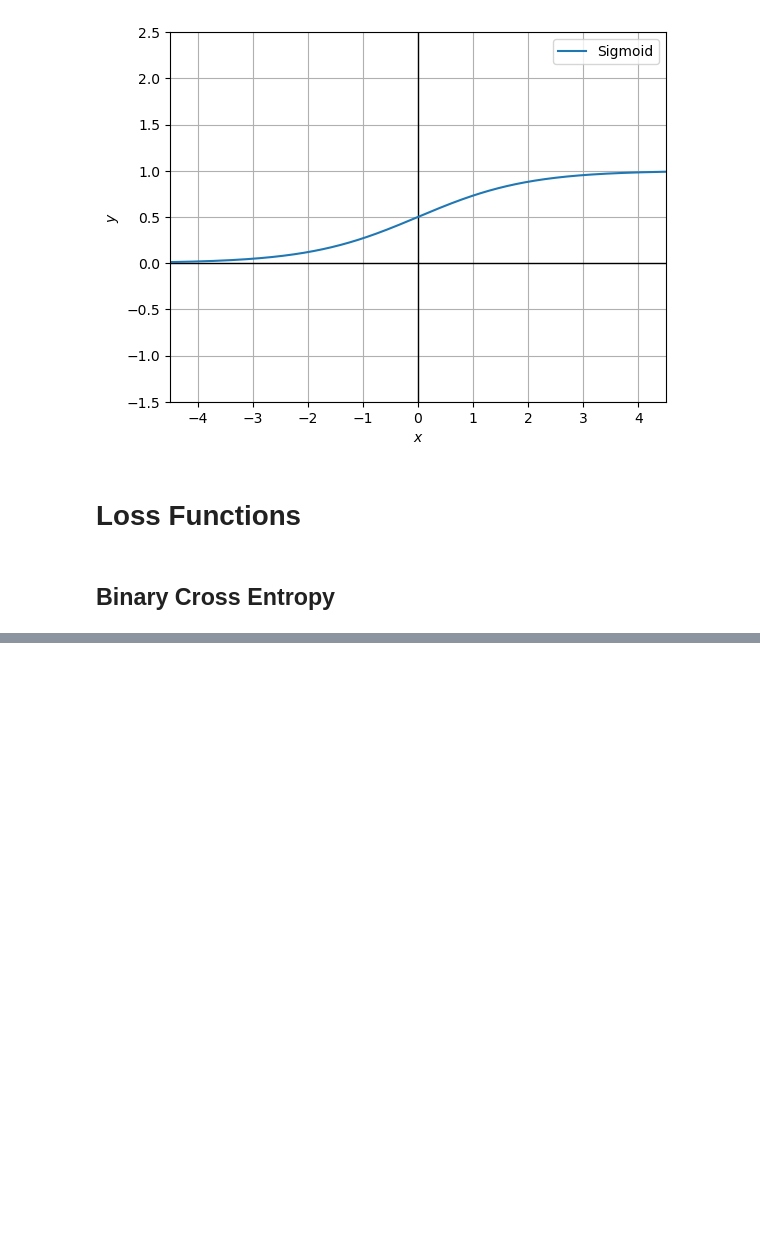
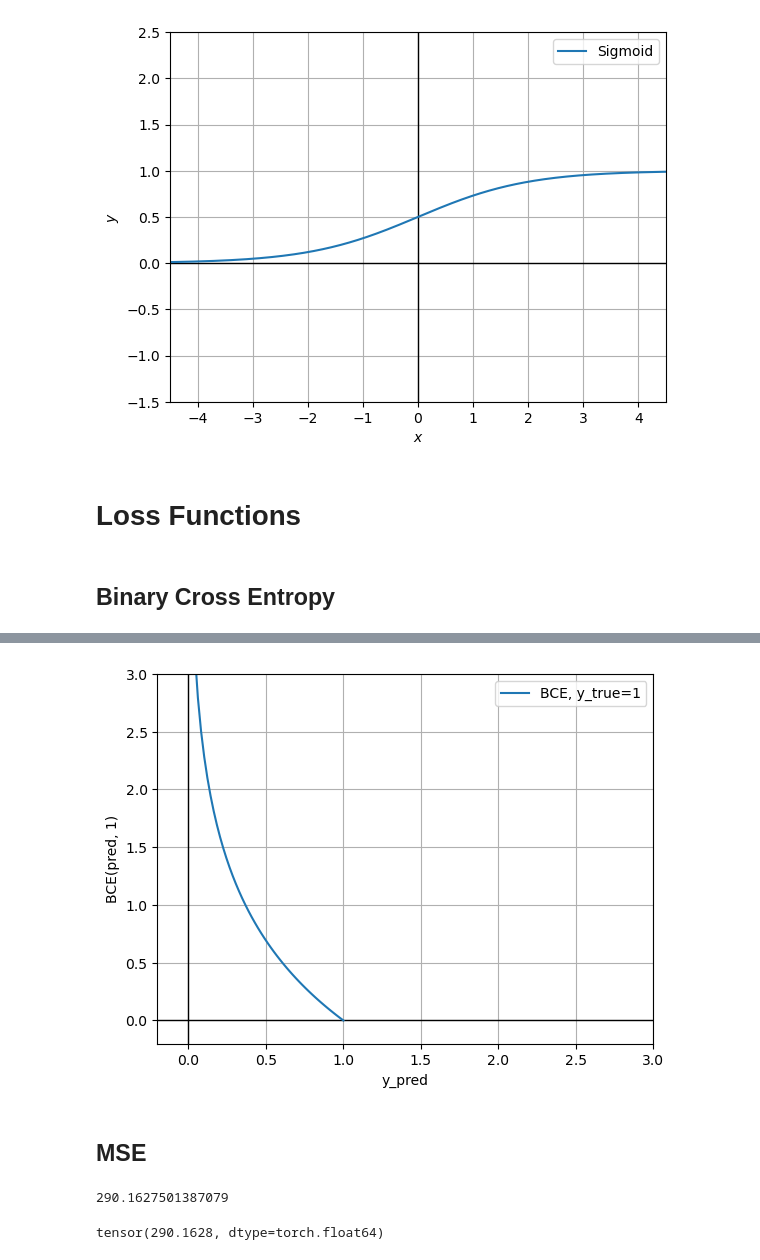
Before and after one commit to DanielZhicool/Deep-Learning, a Jupyter notebook: Lab_1.ipynb, the cells around one changed output, grey strips where cells are left out. Drawn from its saved outputs; the diff is of its cells as text; code cells hidden in the pictures; blank space fills up the shorter version.

```diff
--- a/Lab_1.ipynb
+++ b/Lab_1.ipynb
@@ -293,0 +300,8 @@ BinaryCrossEntropy(y1_bin, y2_bin)
+# %%
+y = [BinaryCrossEntropy(np.array([i]), np.array([1])) for i in x]
+
+Plot(x, y, "BCE, y_true=1", xlim=[-0.2, 3], ylim=[-0.2, 3], x_label='y_pred', y_label='BCE(pred, 1)')
+# %% [output]
+[figure, added]
+# %% [markdown]
+## MSE
@@ -293,0 +314,8 @@ BinaryCrossEntropy(y1_bin, y2_bin)
+# %%
+print(mse(y1, y2))
+# %% [output]
+290.1627501387079
+# %%
+torch.nn.functional.mse_loss(torch.tensor(y1), torch.tensor(y2))
+# %% [output]
+tensor(290.1628, dtype=torch.float64)
```
Also changed, not shown: parts of 18 cells of this notebook.
